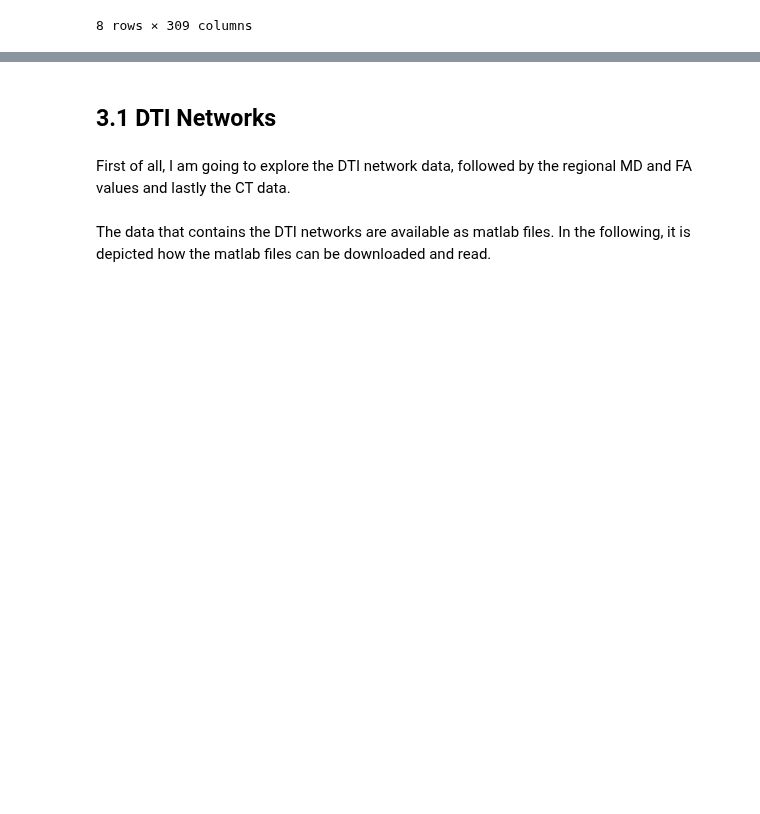
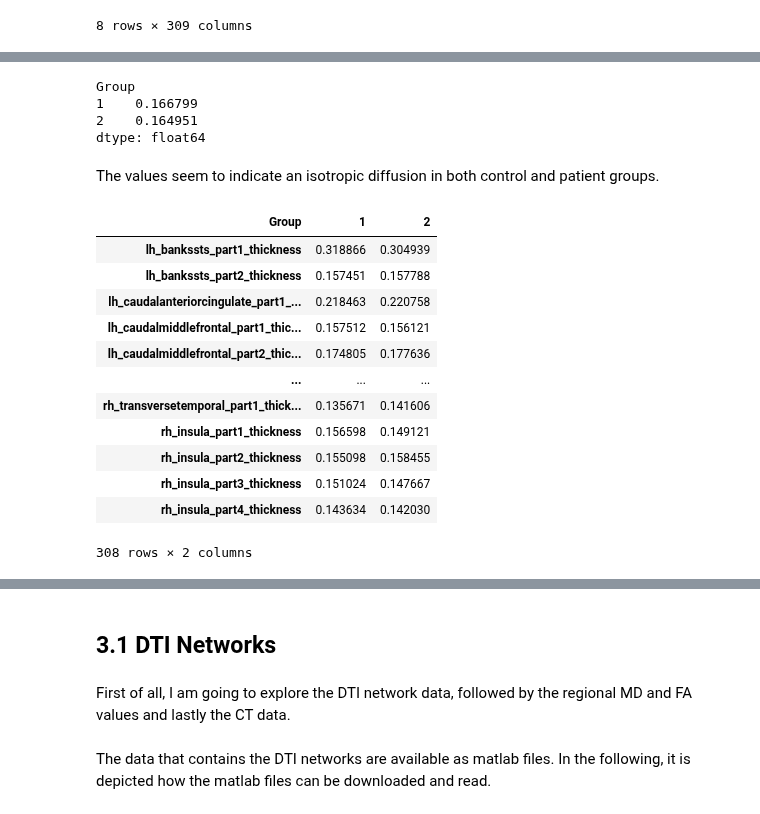
Before and after one commit to mello-y/MSc5_research_project, a Jupyter notebook: data/Data_exploration.ipynb, the cells around one changed output, grey strips where cells are left out. Drawn from its saved outputs; the diff is of its cells as text; code cells hidden in the pictures; blank space fills up the shorter version.

```diff
--- a/data/Data_exploration.ipynb
+++ b/data/Data_exploration.ipynb
@@ -440,0 +506,11 @@ FA_Dublin_ad.describe()
+# %%
+#mean of fractional anisotropy for control and patients
+
+FA_df_mean.mean(axis=1)
+# %% [output]
+Group
+1    0.166799
+2    0.164951
+dtype: float64
+# %% [markdown]
+The values seem to indicate an isotropic diffusion in both control and patient groups.
@@ -440,0 +521,16 @@ FA_Dublin_ad.describe()
+# %%
+FA_df_trans
+# %% [output]
+| Group | 1 | 2 |
+| lh_bankssts_part1_thickness | 0.318866 | 0.304939 |
+| lh_bankssts_part2_thickness | 0.157451 | 0.157788 |
+| lh_caudalanteriorcingulate_part1_... | 0.218463 | 0.220758 |
+| lh_caudalmiddlefrontal_part1_thic... | 0.157512 | 0.156121 |
+| lh_caudalmiddlefrontal_part2_thic... | 0.174805 | 0.177636 |
+| ... | ... | ... |
+| rh_transversetemporal_part1_thick... | 0.135671 | 0.141606 |
+| rh_insula_part1_thickness | 0.156598 | 0.149121 |
+| rh_insula_part2_thickness | 0.155098 | 0.158455 |
+| rh_insula_part3_thickness | 0.151024 | 0.147667 |
+| rh_insula_part4_thickness | 0.143634 | 0.142030 |
+308 rows × 2 columns
```
Also changed, not shown: parts of 20 cells of this notebook.
